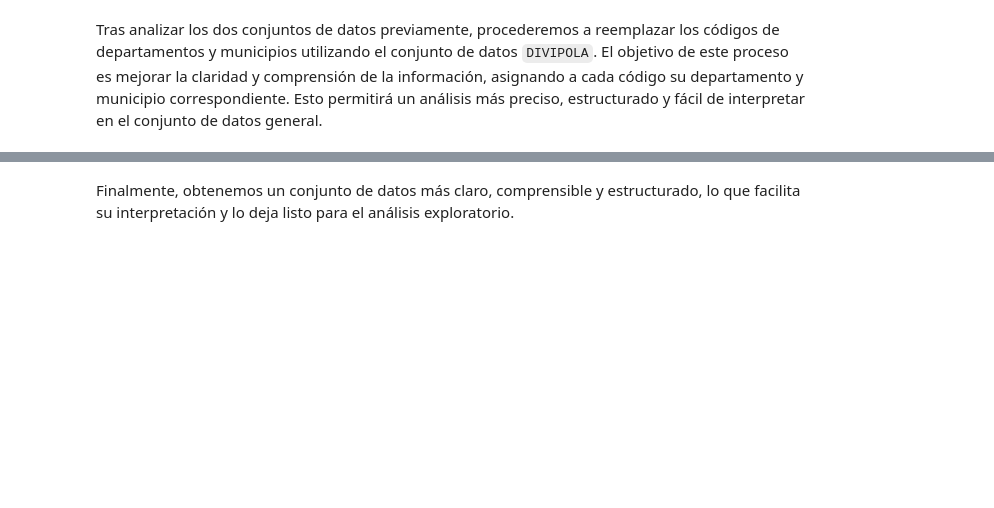
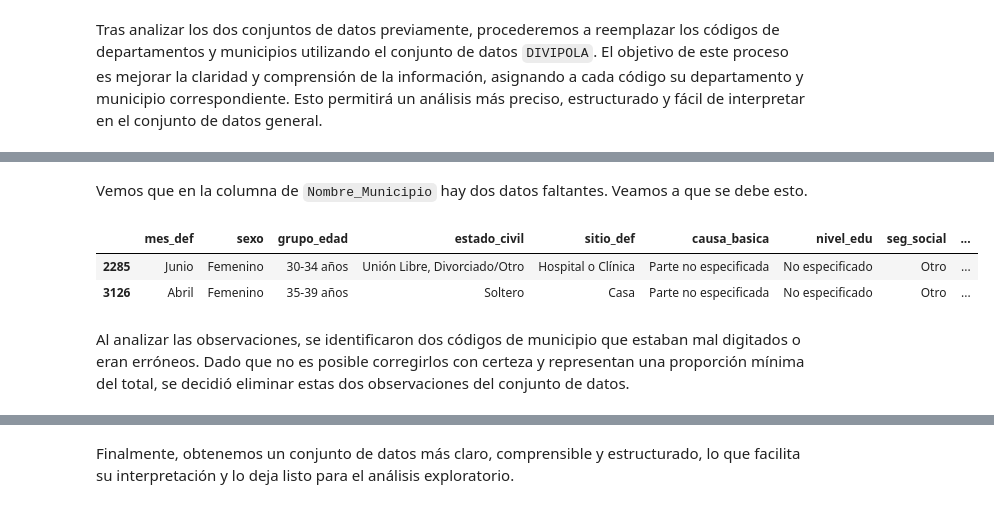
Before and after one commit to kmarcela11/ProyectoFinal_SeminarioInvestigativo, a Jupyter notebook: _sources/etl.ipynb, the cells around one changed output, grey strips where cells are left out. Drawn from its saved outputs; the diff is of its cells as text; code cells hidden in the pictures; blank space fills up the shorter version.

```diff
--- a/_sources/etl.ipynb
+++ b/_sources/etl.ipynb
@@ -402,0 +833,10 @@ data.info()
+# %% [markdown]
+Vemos que en la columna de `Nombre_Municipio` hay dos datos faltantes. Veamos a que se debe esto.
+# %%
+data[data['Nombre_Municipio'].isna()]
+# %% [output]
+|  | mes_def | sexo | grupo_edad | estado_civil | sitio_def | causa_basica | nivel_edu | seg_social | ... |
+| 2285 | Junio | Femenino | 30-34 años | Unión Libre, Divorciado/Otro | Hospital o Clínica | Parte no especificada | No especificado | Otro | ... |
+| 3126 | Abril | Femenino | 35-39 años | Soltero | Casa | Parte no especificada | No especificado | Otro | ... |
+# %% [markdown]
+Al analizar las observaciones, se identificaron dos códigos de municipio que estaban mal digitados o eran erróneos. Dado que no es posible corregirlos con certeza y representan una proporción mínima del total, se decidió eliminar estas dos observaciones del conjunto de datos.
```
Also changed, not shown: parts of 107 cells of this notebook, 6 other files.
